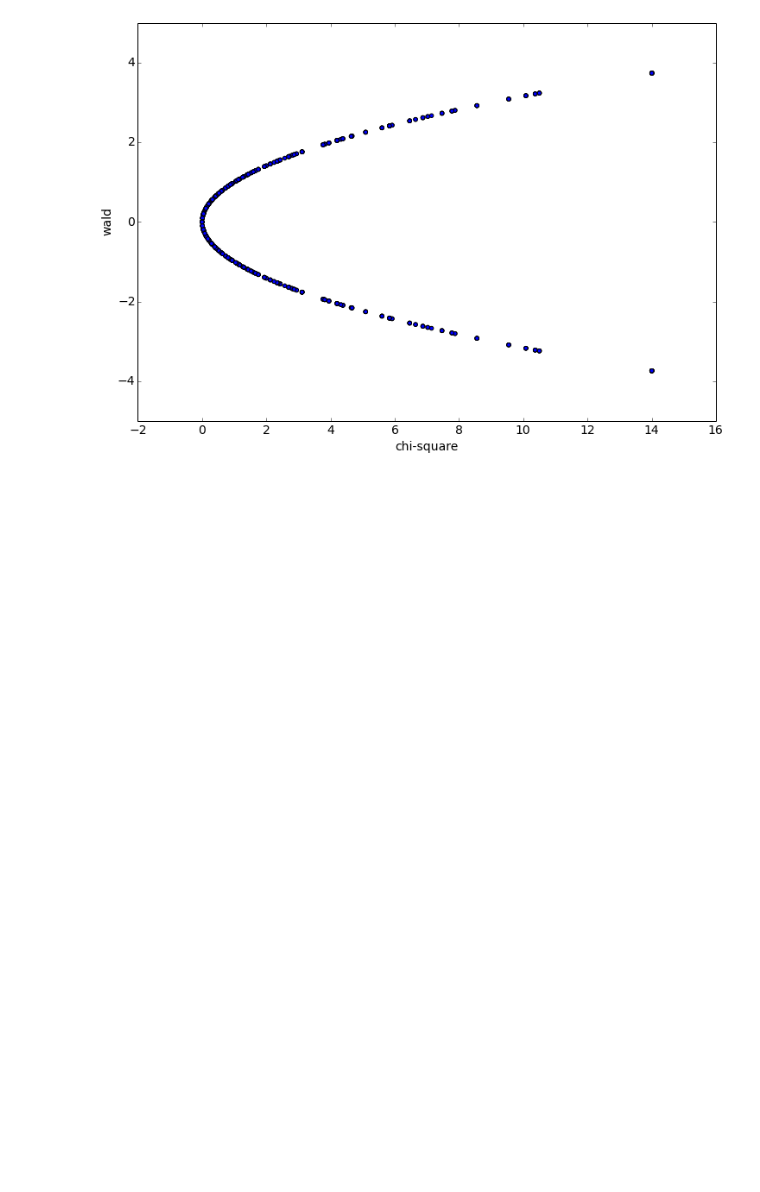
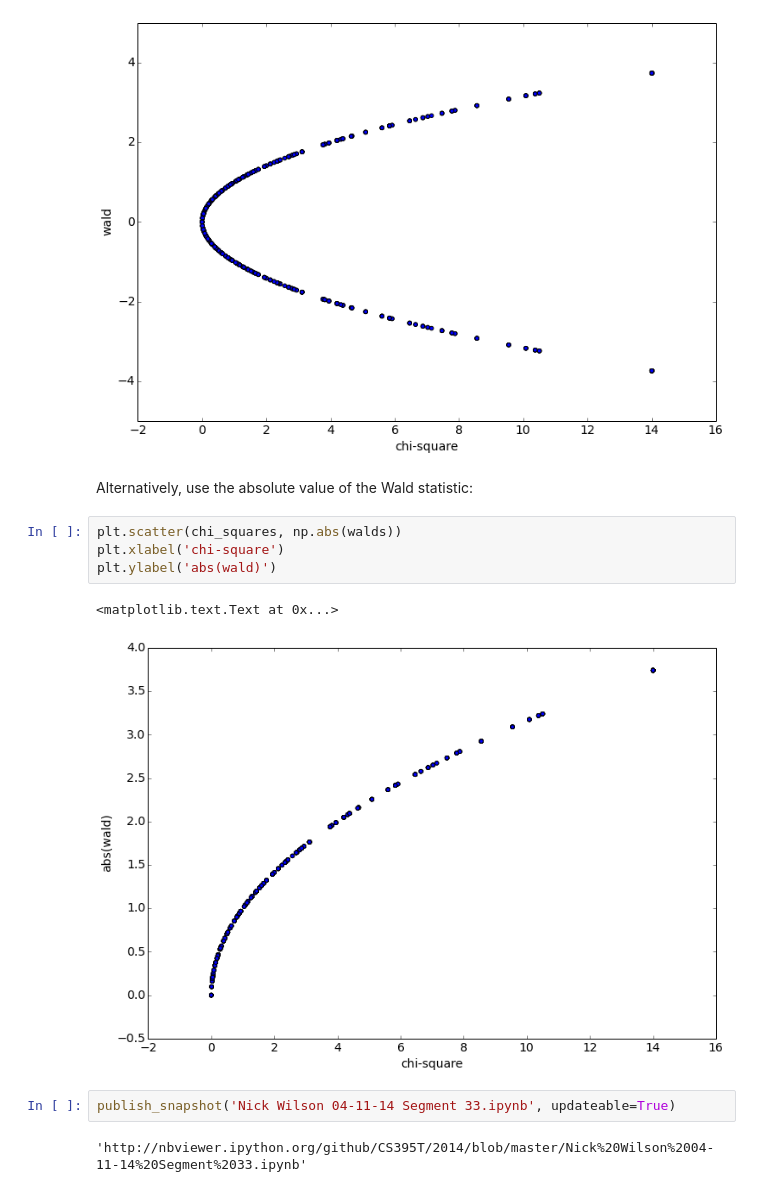
Before and after one commit to ronaldokun/Scientific-Computing, a Jupyter notebook: Nick Wilson 04-11-14 Segment 33.ipynb, the cells around one changed output. Drawn from its saved outputs; the diff is of its cells as text; blank space fills up the shorter version.

Commit message:
updateable Nick Wilson 04-11-14 Segment 33.ipynb

```diff
--- a/Nick Wilson 04-11-14 Segment 33.ipynb
+++ b/Nick Wilson 04-11-14 Segment 33.ipynb
@@ -95,3 +102,16 @@ plt.ylabel('wald')
 # %% [output]
 <matplotlib.text.Text at 0x...>
 [figure]
+# %% [markdown]
+Alternatively, use the absolute value of the Wald statistic:
+# %%
+plt.scatter(chi_squares, np.abs(walds))
+plt.xlabel('chi-square')
+plt.ylabel('abs(wald)')
+# %% [output]
+<matplotlib.text.Text at 0x...>
+[figure, added]
+# %%
+publish_snapshot('Nick Wilson 04-11-14 Segment 33.ipynb', updateable=True)
+# %% [output]
+'http://nbviewer.ipython.org/github/CS395T/2014/blob/master/Nick%20Wilson%2004-11-14%20Segment%2033.ipynb'
```
Also changed, not shown: parts of 7 cells of this notebook.
